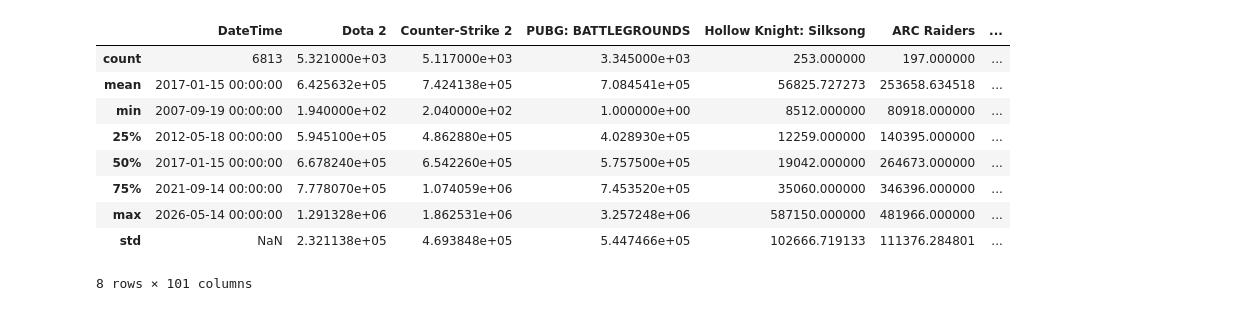
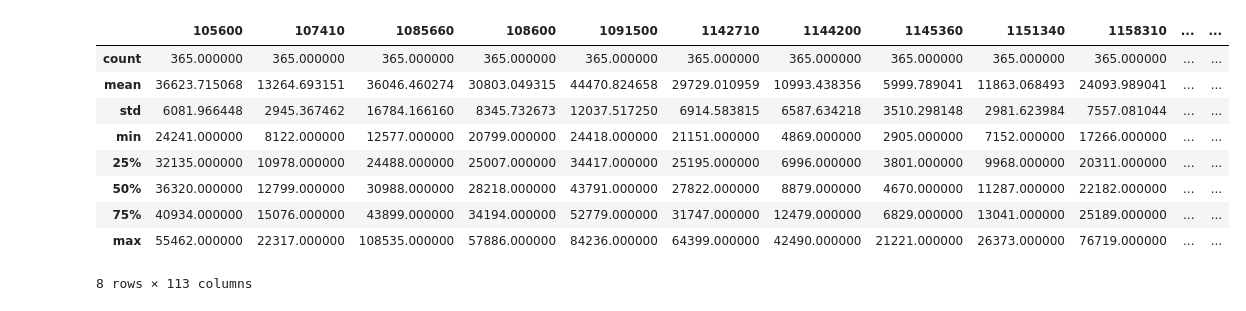
Before and after one commit to mapisz/Magisterka, a Jupyter notebook: data_prep_and_exploration.ipynb, the cells around one changed output. Saved outputs shown, nothing was run; the diff lists cells and outputs as text; code cells hidden in the pictures.

```diff
--- a/data_prep_and_exploration.ipynb
+++ b/data_prep_and_exploration.ipynb
@@ -7,24 +7,29 @@ top_games = pd.read_csv('game_names_with_appids_to_notebook.csv', sep=',')
+# %%
+start_2025 = pd.to_datetime('2025-01-01')
+end_2025 = pd.to_datetime('2025-12-31')
 # %%
 player_counts = []
-folder = 'steam_player_charts'
+folder = 'player_counts_2025'
 for filename in os.listdir(folder):
     if filename.endswith('.csv'):
-        df = pd.read_csv(os.path.join(folder, filename), sep=';', index_col=0)
+        df = pd.read_csv(os.path.join(folder, filename), index_col = 0, sep = ';')
         df.index = pd.to_datetime(df.index)
+        appid = re.search(r'\d+', filename).group()
+        df.rename(columns={"Players" : int(appid)}, inplace=True)
+        df.drop(columns=['Average Players'], inplace=True)
+        df = df.loc[(df.index >= start_2025) & (df.index <= end_2025)]
         player_counts.append(df)
 
 player_counts_df = pd.concat(player_counts, axis=1)
-player_counts_df.reset_index(inplace=True)
-
 player_counts_df.describe()
 # %% [output]
-|  | DateTime | Dota 2 | Counter-Strike 2 | PUBG: BATTLEGROUNDS | Hollow Knight: Silksong | ARC Raiders | ... |
-| count | 6813 | 5.321000e+03 | 5.117000e+03 | 3.345000e+03 | 253.000000 | 197.000000 | ... |
-| mean | 2017-01-15 00:00:00 | 6.425632e+05 | 7.424138e+05 | 7.084541e+05 | 56825.727273 | 253658.634518 | ... |
-| min | 2007-09-19 00:00:00 | 1.940000e+02 | 2.040000e+02 | 1.000000e+00 | 8512.000000 | 80918.000000 | ... |
-| 25% | 2012-05-18 00:00:00 | 5.945100e+05 | 4.862880e+05 | 4.028930e+05 | 12259.000000 | 140395.000000 | ... |
-| 50% | 2017-01-15 00:00:00 | 6.678240e+05 | 6.542260e+05 | 5.757500e+05 | 19042.000000 | 264673.000000 | ... |
-| 75% | 2021-09-14 00:00:00 | 7.778070e+05 | 1.074059e+06 | 7.453520e+05 | 35060.000000 | 346396.000000 | ... |
-| max | 2026-05-14 00:00:00 | 1.291328e+06 | 1.862531e+06 | 3.257248e+06 | 587150.000000 | 481966.000000 | ... |
-| std | NaN | 2.321138e+05 | 4.693848e+05 | 5.447466e+05 | 102666.719133 | 111376.284801 | ... |
+|  | 105600 | 107410 | 1085660 | 108600 | 1091500 | 1142710 | 1144200 | 1145360 | 1151340 | 1158310 | ... | ... |
+| count | 365.000000 | 365.000000 | 365.000000 | 365.000000 | 365.000000 | 365.000000 | 365.000000 | 365.000000 | 365.000000 | 365.000000 | ... | ... |
+| mean | 36623.715068 | 13264.693151 | 36046.460274 | 30803.049315 | 44470.824658 | 29729.010959 | 10993.438356 | 5999.789041 | 11863.068493 | 24093.989041 | ... | ... |
+| std | 6081.966448 | 2945.367462 | 16784.166160 | 8345.732673 | 12037.517250 | 6914.583815 | 6587.634218 | 3510.298148 | 2981.623984 | 7557.081044 | ... | ... |
+| min | 24241.000000 | 8122.000000 | 12577.000000 | 20799.000000 | 24418.000000 | 21151.000000 | 4869.000000 | 2905.000000 | 7152.000000 | 17266.000000 | ... | ... |
+| 25% | 32135.000000 | 10978.000000 | 24488.000000 | 25007.000000 | 34417.000000 | 25195.000000 | 6996.000000 | 3801.000000 | 9968.000000 | 20311.000000 | ... | ... |
+| 50% | 36320.000000 | 12799.000000 | 30988.000000 | 28218.000000 | 43791.000000 | 27822.000000 | 8879.000000 | 4670.000000 | 11287.000000 | 22182.000000 | ... | ... |
+| 75% | 40934.000000 | 15076.000000 | 43899.000000 | 34194.000000 | 52779.000000 | 31747.000000 | 12479.000000 | 6829.000000 | 13041.000000 | 25189.000000 | ... | ... |
+| max | 55462.000000 | 22317.000000 | 108535.000000 | 57886.000000 | 84236.000000 | 64399.000000 | 42490.000000 | 21221.000000 | 26373.000000 | 76719.000000 | ... | ... |
-8 rows × 101 columns
+8 rows × 113 columns
```
Also changed, not shown: parts of 17 cells of this notebook, 3 other files.
